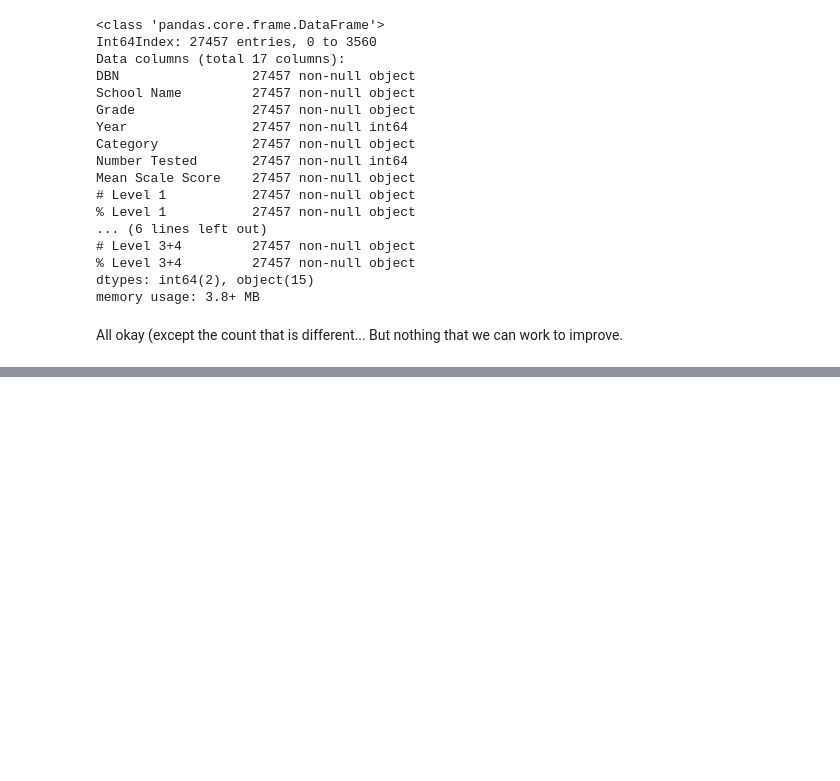
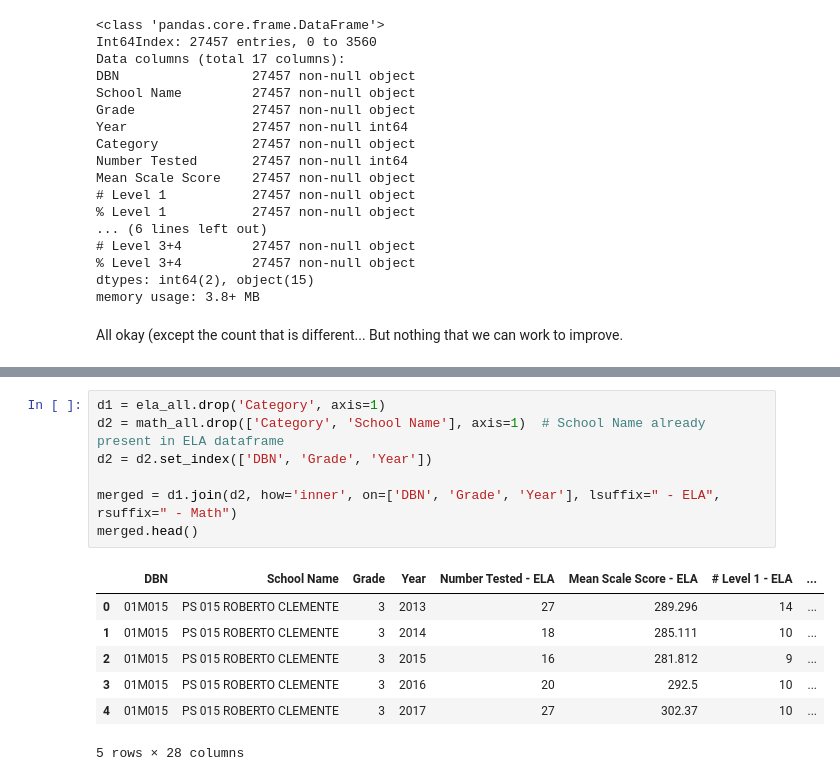
Before and after one commit to araraonline/kag-passnyc, a Jupyter notebook: notebooks/proto-read-concat-excel-files.ipynb, the cells around one changed output, grey strips where cells are left out. Saved outputs shown, nothing was run; the diff lists cells and outputs as text; blank space fills up the shorter version.

Commit message:
Prototype merge test results

```diff
--- a/notebooks/proto-read-concat-excel-files.ipynb
+++ b/notebooks/proto-read-concat-excel-files.ipynb
@@ -339,0 +370,15 @@ All okay (except the count that is different... But nothing that we can work to
+# %%
+d1 = ela_all.drop('Category', axis=1)
+d2 = math_all.drop(['Category', 'School Name'], axis=1)  # School Name already present in ELA dataframe
+d2 = d2.set_index(['DBN', 'Grade', 'Year'])
+
+merged = d1.join(d2, how='inner', on=['DBN', 'Grade', 'Year'], lsuffix=" - ELA", rsuffix=" - Math")
+merged.head()
+# %% [output]
+|  | DBN | School Name | Grade | Year | Number Tested - ELA | Mean Scale Score - ELA | # Level 1 - ELA | ... |
+| 0 | 01M015 | PS 015 ROBERTO CLEMENTE | 3 | 2013 | 27 | 289.296 | 14 | ... |
+| 1 | 01M015 | PS 015 ROBERTO CLEMENTE | 3 | 2014 | 18 | 285.111 | 10 | ... |
+| 2 | 01M015 | PS 015 ROBERTO CLEMENTE | 3 | 2015 | 16 | 281.812 | 9 | ... |
+| 3 | 01M015 | PS 015 ROBERTO CLEMENTE | 3 | 2016 | 20 | 292.5 | 10 | ... |
+| 4 | 01M015 | PS 015 ROBERTO CLEMENTE | 3 | 2017 | 27 | 302.37 | 10 | ... |
+5 rows × 28 columns
```
Also changed, not shown: parts of 5 cells of this notebook.
